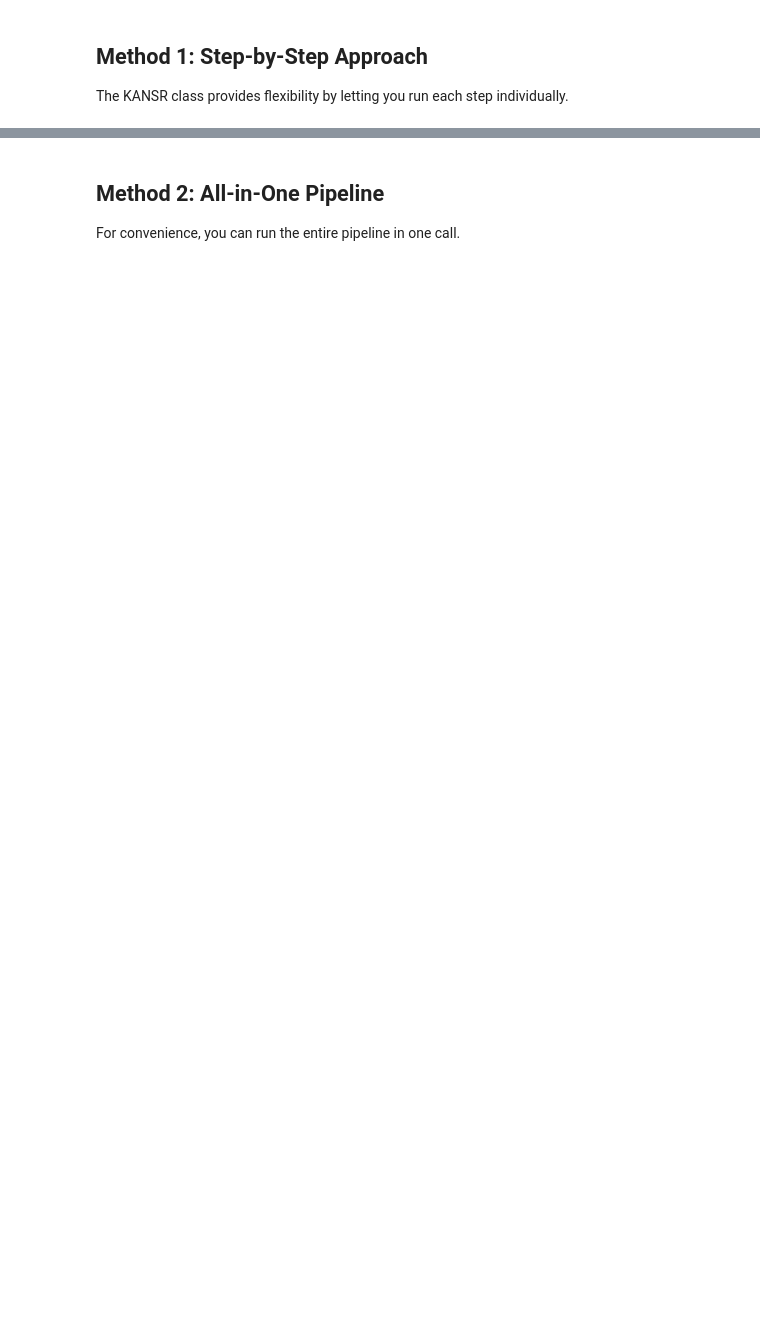
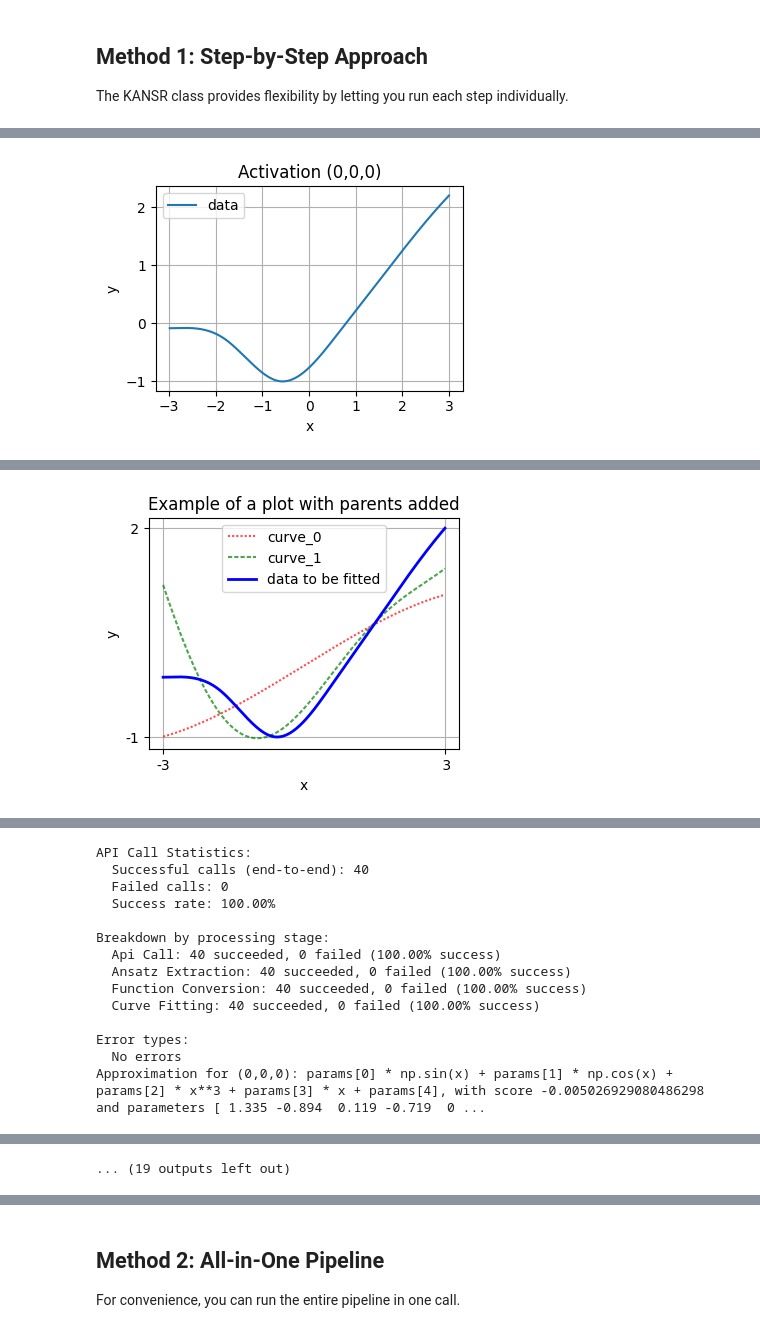
Before and after one commit to harveyThomas4692/llmlex, a Jupyter notebook: Examples/kansr_example.ipynb, the cells around one changed output, grey strips where cells are left out. Drawn from its saved outputs; the diff is of its cells as text; code cells hidden in the pictures; blank space fills up the shorter version.

```diff
--- a/Examples/kansr_example.ipynb
+++ b/Examples/kansr_example.ipynb
@@ -22,0 +26,6 @@ client = OpenAI(api_key=os.getenv("OPENAI_API_KEY"))
+# %%
+client = openai.OpenAI(
+  base_url="https://openrouter.ai/api/v1",
+  api_key=os.getenv("OPENROUTER_API_KEY") if os.getenv("OPENROUTER_API_KEY") else "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",
+)
+LLMSR.llm.check_key_limit(client)
@@ -79,12 +106,15 @@ kansr.train_kan(
 # %%
 # Step 3: Convert the KAN model to symbolic expressions
-best_expressions, best_chi_squareds, results_dicts = kansr.get_symbolic(
+best_expressions, best_chi_squareds, results_dicts, results_all_dicts = kansr.get_symbolic(
     client=client,              # Client for LLM API calls
     population=10,              # Population size for genetic algorithm
-    generations=3,              # Number of generations for genetic algorithm
+    generations=4,              # Number of generations for genetic algorithm
     temperature=0.1,            # Temperature parameter for genetic algorithm
     gpt_model="openai/gpt-4o",  # GPT model to use
     verbose=1,                  # Verbosity level
     use_async=True,             # Whether to use async execution
-    plot_fit=True               # Whether to plot fitting results
-)
+    plot_fit=True,               # Whether to plot fitting results
+    plot_parents=True,
+    demonstrate_parent_plotting=True,
+    )
+# %% [output]
@@ -90,0 +127 @@ best_expressions, best_chi_squareds, results_dicts = kansr.get_symbolic(
+[figure, added]
@@ -90,0 +133 @@ best_expressions, best_chi_squareds, results_dicts = kansr.get_symbolic(
+[figure, added]
@@ -90,0 +142,14 @@ best_expressions, best_chi_squareds, results_dicts = kansr.get_symbolic(
+API Call Statistics:
+  Successful calls (end-to-end): 40
+  Failed calls: 0
+  Success rate: 100.00%
+
+Breakdown by processing stage:
+  Api Call: 40 succeeded, 0 failed (100.00% success)
+  Ansatz Extraction: 40 succeeded, 0 failed (100.00% success)
+  Function Conversion: 40 succeeded, 0 failed (100.00% success)
+  Curve Fitting: 40 succeeded, 0 failed (100.00% success)
+
+Error types:
+  No errors
+Approximation for (0,0,0): params[0] * np.sin(x) + params[1] * np.cos(x) + params[2] * x**3 + params[3] * x + params[4], with score -0.005026929080486298 and parameters [ 1.335 -0.894  0.119 -0.719  0 ...
@@ -91,3 +184,4 @@ best_expressions, best_chi_squareds, results_dicts = kansr.get_symbolic(
+... (19 outputs left out)
 # %%
 # Print the best expression and its chi-squared value
 print(f"Best expression: {best_expressions[0]}")
```
Also changed, not shown: parts of 26 cells of this notebook, 43 other files.
